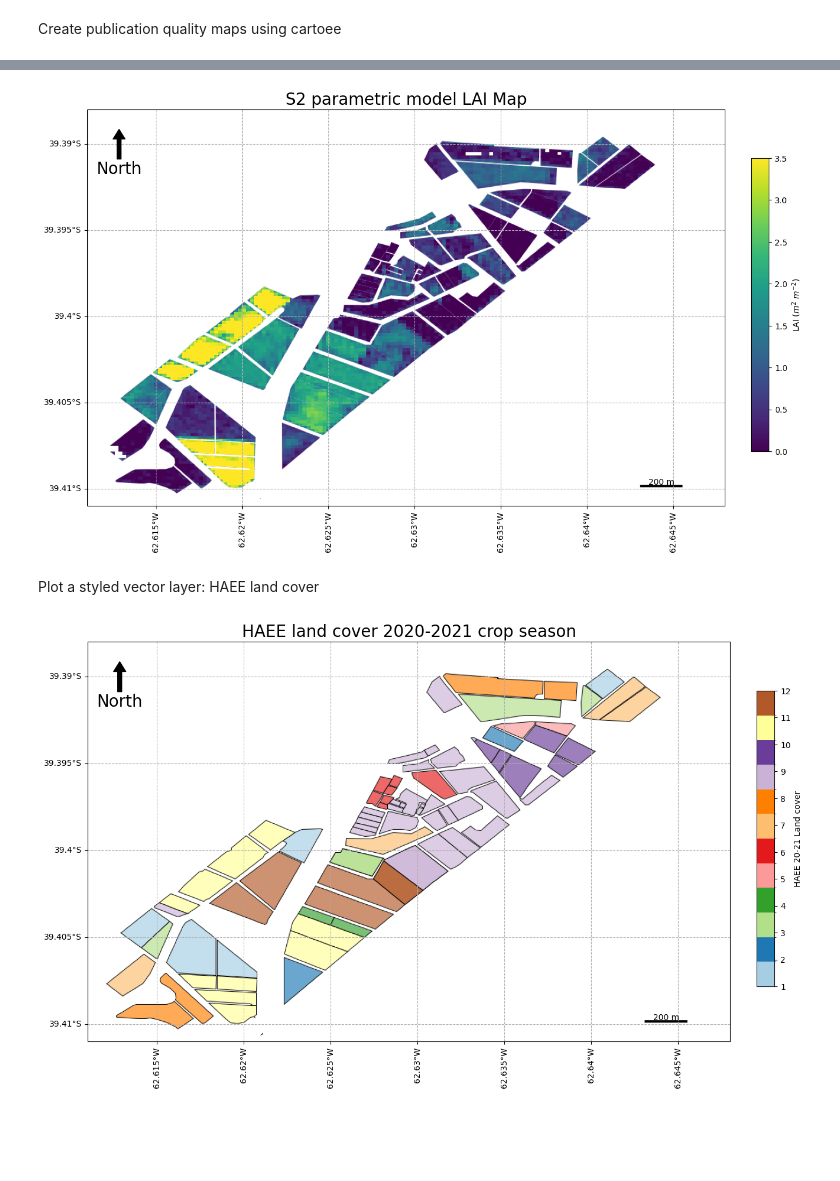
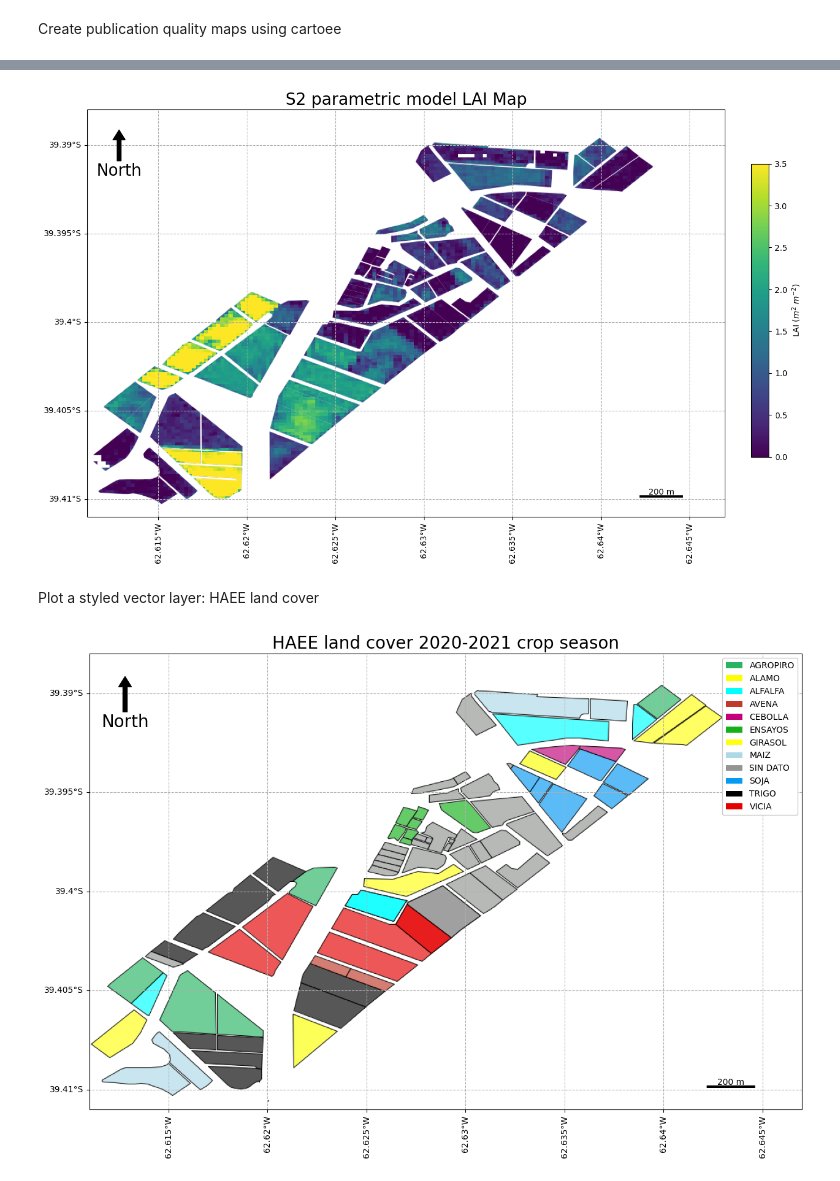
Before and after one commit to PhD-Gabriel-Caballero/ESA-summer-school-2023-Croatia, a Jupyter notebook: S2_based_LAI_retrieval_using_parametric_indices_in_Google_Earth_Engine_(GEE).ipynb, the cells around one changed output, grey strips where cells are left out. Cells and saved outputs as stored; diff of their text form; code cells hidden in the pictures; blank space fills up the shorter version.

```diff
--- a/S2_based_LAI_retrieval_using_parametric_indices_in_Google_Earth_Engine_(GEE).ipynb
+++ b/S2_based_LAI_retrieval_using_parametric_indices_in_Google_Earth_Engine_(GEE).ipynb
@@ -468,6 +483,6 @@ cm.plot_colormap(colormap, width=8.0, height=0.4, orientation='horizontal')
 # %%
 # geospatial region in format [E,S,W,N]
-region = [-62.648, -39.411, -62.611, -39.388]  # define bounding box to request data
+region = [-62.647, -39.411, -62.611, -39.388]  # define bounding box to request data
 
 style = {'color': '000000ff', 'width': 1, 'lineType': 'solid', 'fillColor': '0000ff40'}
 
@@ -499,38 +514,46 @@ plt.savefig('/content/drive/MyDrive/S2 PI LAI map.jpg', dpi=300)
 
 plt.show()
 # %% [output]
-[figure, old version]
+[figure, new version]
 # %% [markdown]
 Plot a styled vector layer: HAEE land cover
 # %%
-features_styled = geemap.vector_styling(EEHA_roi, column="20-21", palette=vector_palette)
+fig = plt.figure(figsize=(15, 10))
 
-fig = plt.figure(figsize=(15, 10))
+vector_vis = {'AGROPIRO':'#28B463', 'ALAMO':'#FBFF00', 'ALFALFA':'#00FFFF', 'AVENA':'#C0392B','CEBOLLA':'#C20078', 'ENSAYOS':'#15B01A', 'GIRASOL':'#FFFF14', 'MAIZ':'#ADD8E6', 'SIN DATO':'#929591', 'SOJA':'#069AF3', 'TRIGO':'#000000', 'VICIA':'#E50000'}
+
+features_styled = geemap.vector_styling(EEHA_roi, column="20-21", palette=vector_vis)
 
 ax = cartoee.get_map(features_styled, region=region)
 ax.set_title(label='HAEE land cover 2020-2021 crop season', fontsize=20)
 
 # add the gridlines and specify that the xtick labels be rotated 90 degrees
 cartoee.add_gridlines(ax, interval=(0.005,0.005), xtick_rotation=90, linestyle="--")
 
-vector_vis = {'min':1, 'max':12, 'palette': cm.get_palette('Paired', n_class=12)}
 # add a colorbar to the map using the visualization params we passed to the map
-cb = cartoee.add_colorbar(ax,loc='right',vis_params=vector_vis, discrete=True,label='HAEE 20-21 Land cover',ticks=[1,2,3,4,5,6,7,8,9,10,11,12])
+#cartoee.add_colorbar(ax,loc='right',vis_params=class_palette, discrete=True,label='HAEE 20-21 Land cover')
+
+cmap = mpl.colors.LinearSegmentedColormap.from_list("lcc", list(vector_vis.values()))
+bounds = np.arange(len(vector_vis)+1)
+norm = mpl.colors.BoundaryNorm(bounds, cmap.N)
+
+labels, handles = zip(*[(k, mpatches.Rectangle((0, 0), 1, 1, facecolor=v)) for k,v in vector_vis.items()])
+ax.legend(handles, labels, loc=1, framealpha=1)
 
 # add north arrow
 cartoee.add_north_arrow(
     ax, text="North", xy=(0.05, 0.95), text_color="black", arrow_color="black", fontsize=20
 )
 
 # add scale bar
 cartoee.add_scale_bar_lite(
     ax, length=200, xy=(0.1, 0.05), fontsize=10, color="black", unit="m"
 )
 
 # Save the plot by calling plt.savefig() BEFORE plt.show()
 plt.savefig('/content/drive/MyDrive/HAEE 20-21 land cover.pdf')
 plt.savefig('/content/drive/MyDrive/HAEE 20-21 land cover.jpg', dpi=300)
 
 plt.show()
 # %% [output]
-[figure, old version]
+[figure, new version]
```
Also changed, not shown: parts of 7 cells of this notebook.
